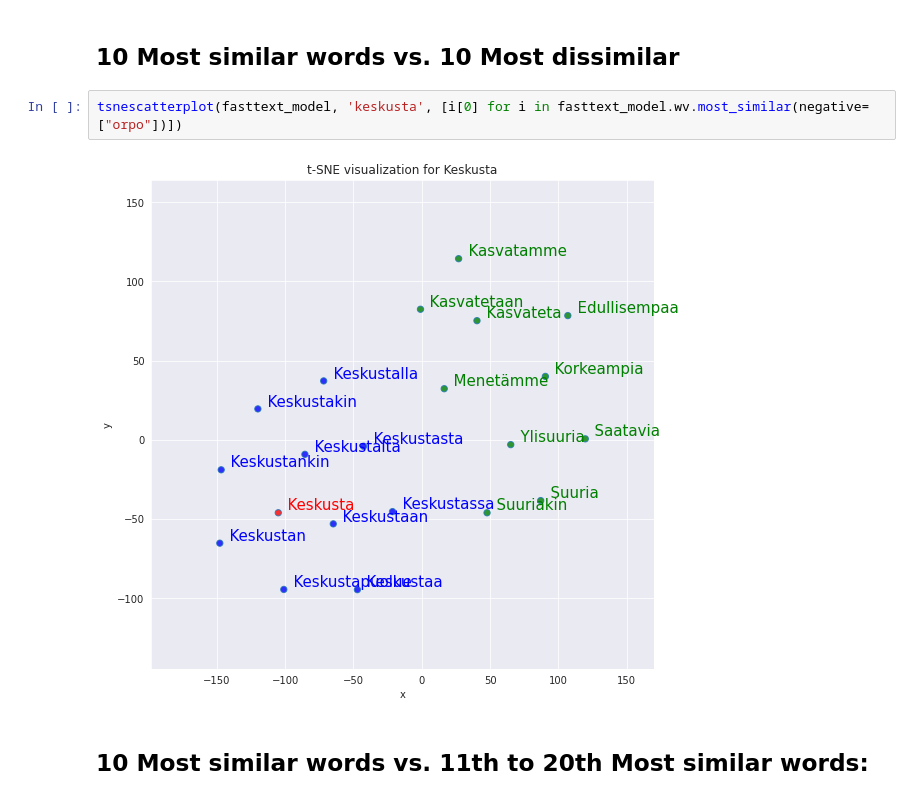
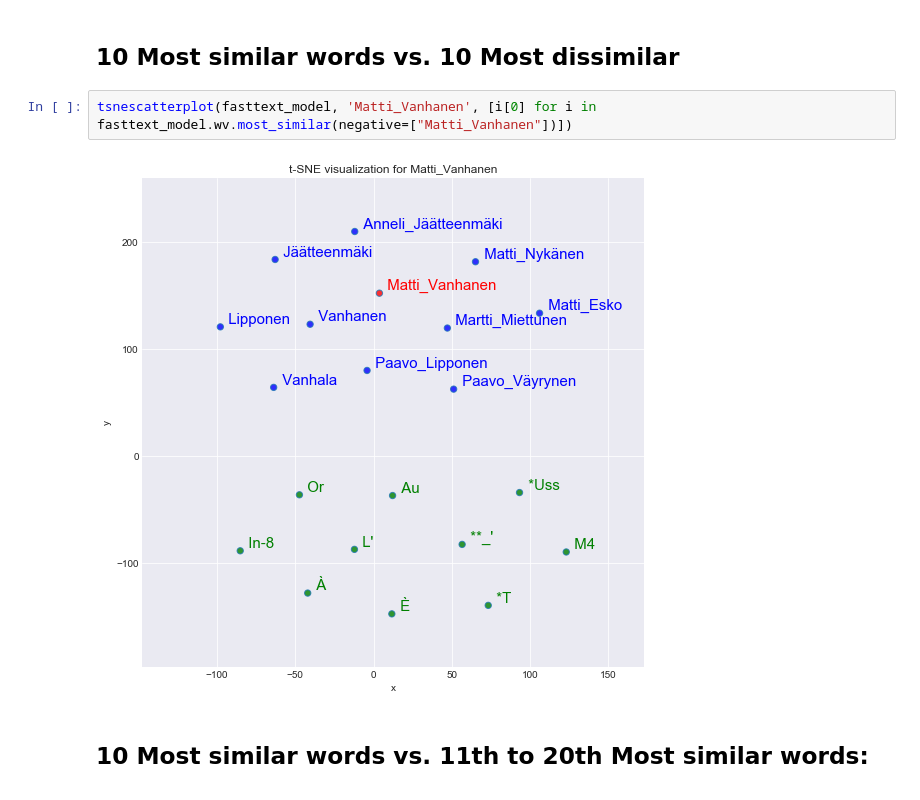
Before and after one commit to jonatanvm/nlp-project, a Jupyter notebook: notebooks/gensim_fasttext_wiki_corpus.ipynb, the cells around one changed output. Cells and saved outputs as stored; diff of their text form.

```diff
--- a/notebooks/gensim_fasttext_wiki_corpus.ipynb
+++ b/notebooks/gensim_fasttext_wiki_corpus.ipynb
@@ -344,9 +346,9 @@ def tsnescatterplot(model, word, list_names):
 # %% [markdown]
 ## 10 Most similar words vs. 10 Most dissimilar
 # %%
-tsnescatterplot(fasttext_model, 'keskusta', [i[0] for i in fasttext_model.wv.most_similar(negative=["orpo"])])
+tsnescatterplot(fasttext_model, 'Matti_Vanhanen', [i[0] for i in fasttext_model.wv.most_similar(negative=["Matti_Vanhanen"])])
 # %% [output]
-[figure, old version]
+[figure, new version]
 # %% [markdown]
 ## 10 Most similar words vs. 11th to 20th Most similar words:
 # %%
```
Also changed, not shown: parts of 11 cells of this notebook, 2 other files.
